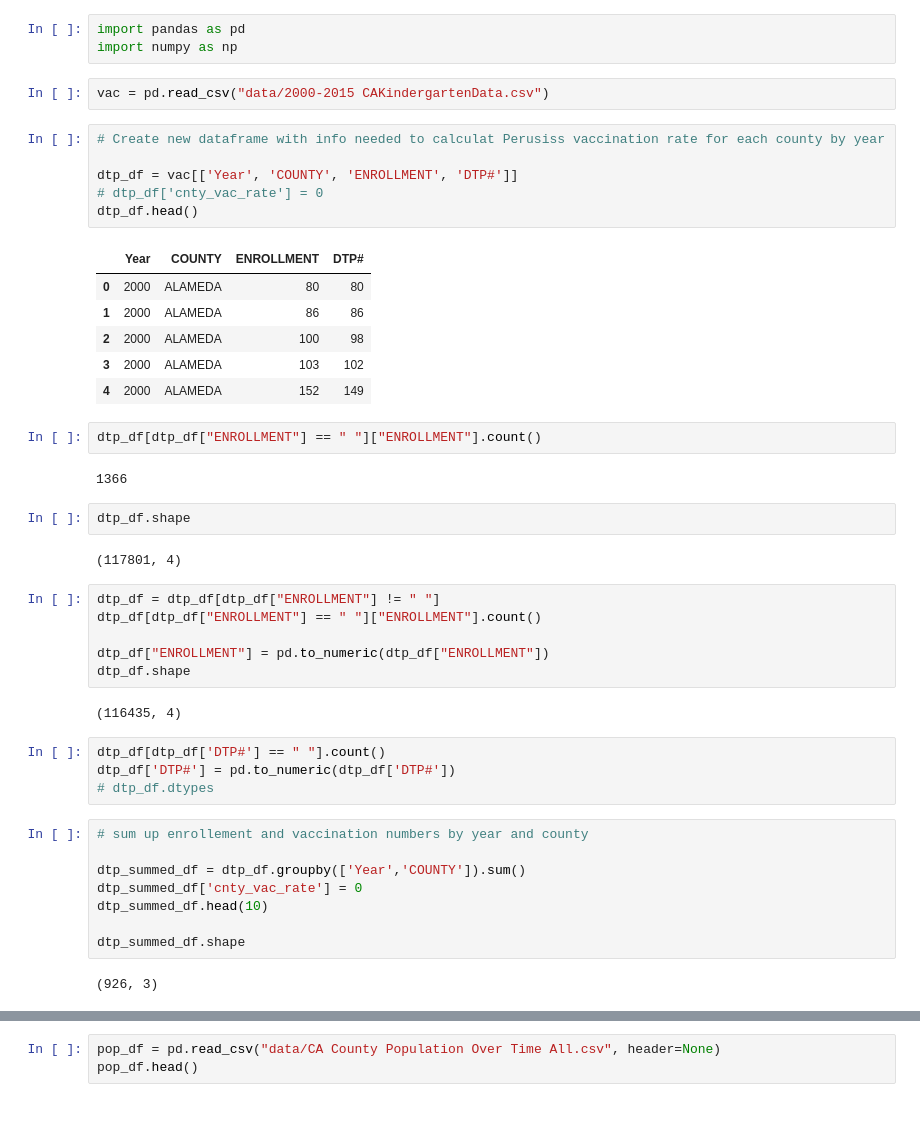
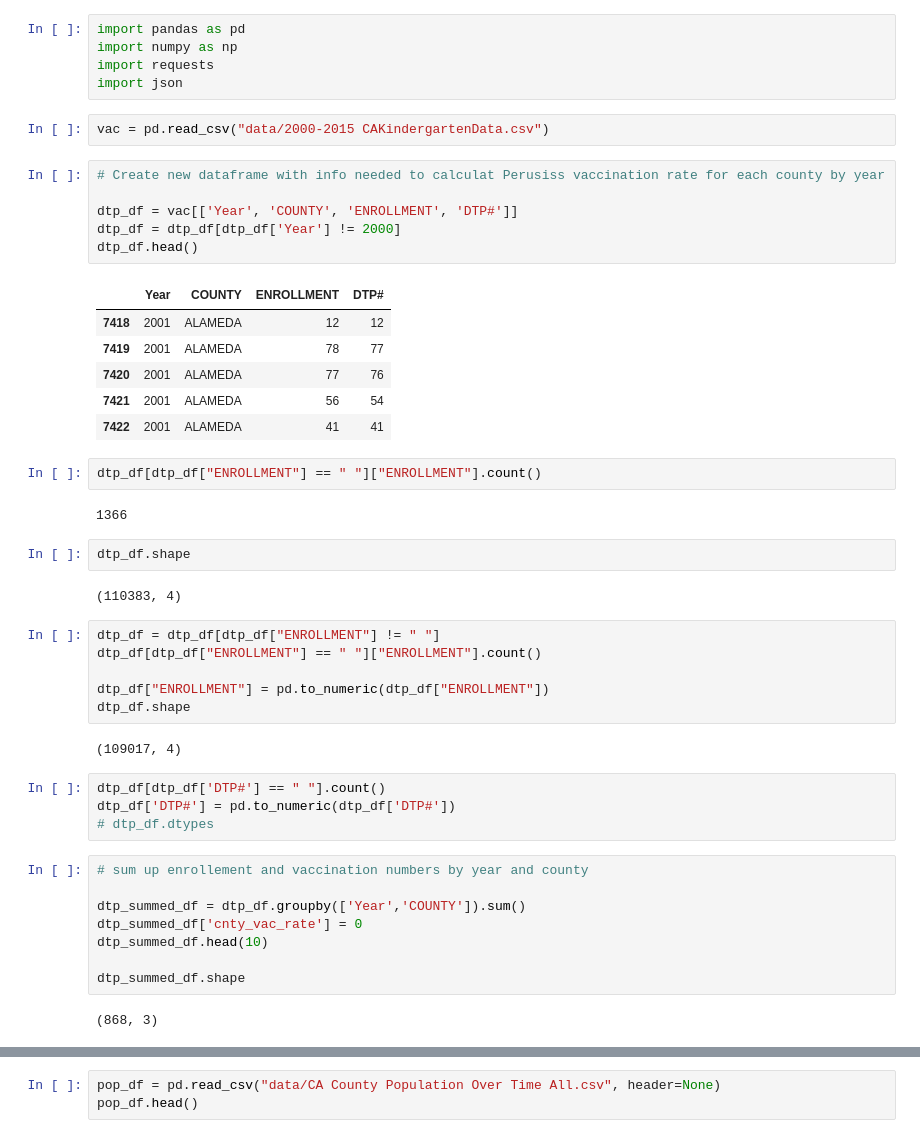
Before and after one commit to timothybarry/ML-Capstone-Project-Repo, a Jupyter notebook: Immunology Study.ipynb, the cells around one changed output, grey strips where cells are left out. Saved outputs shown, nothing was run; the diff lists cells and outputs as text.

```diff
--- a/Immunology Study.ipynb
+++ b/Immunology Study.ipynb
@@ -1,21 +1,23 @@
 # %%
 import pandas as pd
 import numpy as np
+import requests
+import json
 # %%
 vac = pd.read_csv("data/2000-2015 CAKindergartenData.csv")
 # %%
 # Create new dataframe with info needed to calculat Perusiss vaccination rate for each county by year
 
 dtp_df = vac[['Year', 'COUNTY', 'ENROLLMENT', 'DTP#']]
-# dtp_df['cnty_vac_rate'] = 0
+dtp_df = dtp_df[dtp_df['Year'] != 2000]
 dtp_df.head()
 # %% [output]
 |  | Year | COUNTY | ENROLLMENT | DTP# |
-| 0 | 2000 | ALAMEDA | 80 | 80 |
-| 1 | 2000 | ALAMEDA | 86 | 86 |
-| 2 | 2000 | ALAMEDA | 100 | 98 |
-| 3 | 2000 | ALAMEDA | 103 | 102 |
-| 4 | 2000 | ALAMEDA | 152 | 149 |
+| 7418 | 2001 | ALAMEDA | 12 | 12 |
+| 7419 | 2001 | ALAMEDA | 78 | 77 |
+| 7420 | 2001 | ALAMEDA | 77 | 76 |
+| 7421 | 2001 | ALAMEDA | 56 | 54 |
+| 7422 | 2001 | ALAMEDA | 41 | 41 |
 # %%
 dtp_df[dtp_df["ENROLLMENT"] == " "]["ENROLLMENT"].count()
 # %% [output]
@@ -23,7 +25,7 @@ dtp_df[dtp_df["ENROLLMENT"] == " "]["ENROLLMENT"].count()
 # %%
 dtp_df.shape
 # %% [output]
-(117801, 4)
+(110383, 4)
 # %%
 dtp_df = dtp_df[dtp_df["ENROLLMENT"] != " "]
 dtp_df[dtp_df["ENROLLMENT"] == " "]["ENROLLMENT"].count()
@@ -31,7 +33,7 @@ dtp_df[dtp_df["ENROLLMENT"] == " "]["ENROLLMENT"].count()
 dtp_df["ENROLLMENT"] = pd.to_numeric(dtp_df["ENROLLMENT"])
 dtp_df.shape
 # %% [output]
-(116435, 4)
+(109017, 4)
 # %%
 dtp_df[dtp_df['DTP#'] == " "].count()
 dtp_df['DTP#'] = pd.to_numeric(dtp_df['DTP#'])
@@ -45,4 +47,4 @@ dtp_summed_df.head(10)
 
 dtp_summed_df.shape
 # %% [output]
-(926, 3)
+(868, 3)
```
Also changed, not shown: parts of 14 cells of this notebook.
